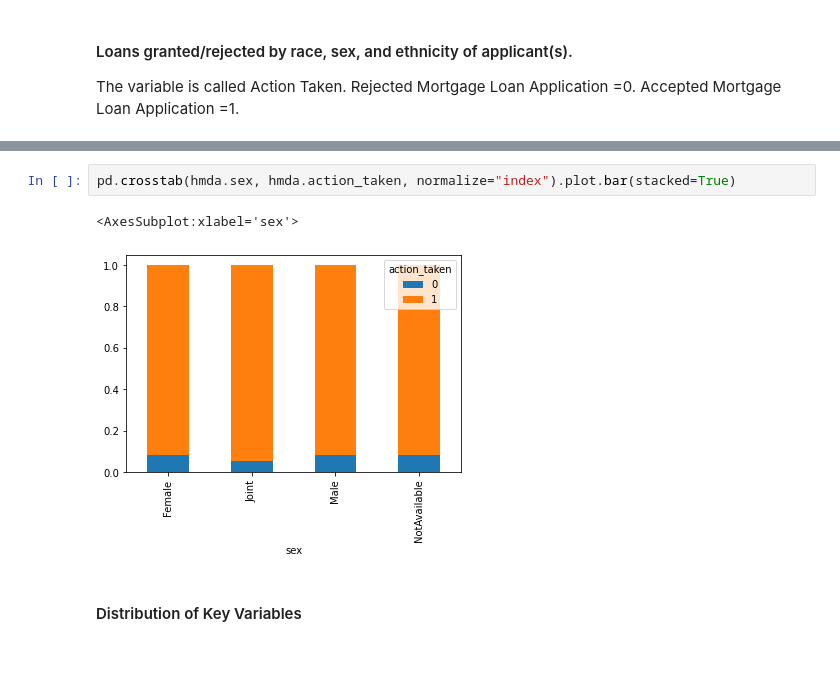
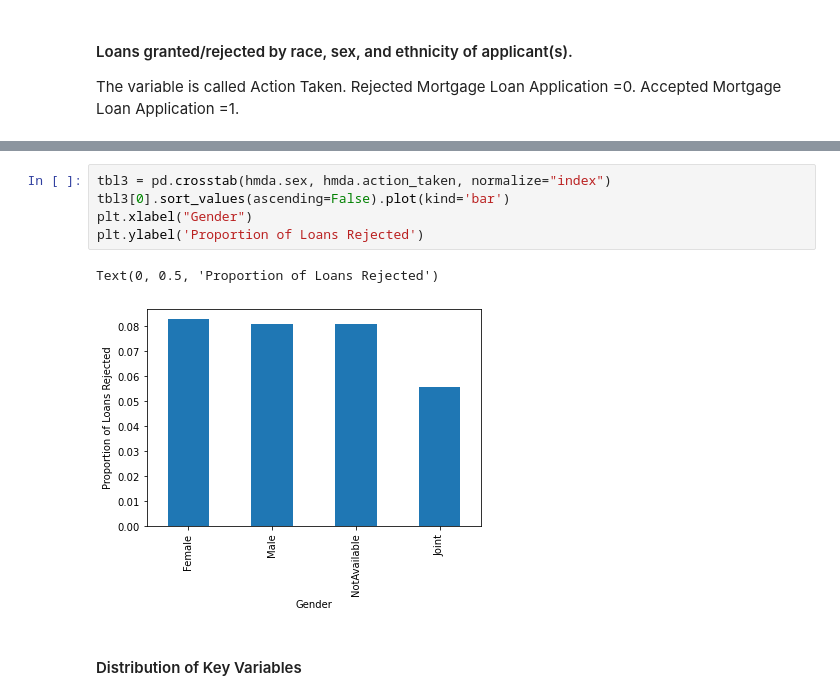
Before and after one commit to meshry/binder-framework, a Jupyter notebook: Meshry_Capstone.ipynb, the cells around one changed output, grey strips where cells are left out. Drawn from its saved outputs; the diff is of its cells as text; blank space fills up the shorter version.

```diff
--- a/Meshry_Capstone.ipynb
+++ b/Meshry_Capstone.ipynb
@@ -100,8 +95,11 @@ pd.crosstab(hmda.ethnicity, hmda.action_taken, normalize="index").plot.bar(stack
 # %%
-pd.crosstab(hmda.sex, hmda.action_taken, normalize="index").plot.bar(stacked=True)
+tbl3 = pd.crosstab(hmda.sex, hmda.action_taken, normalize="index")
+tbl3[0].sort_values(ascending=False).plot(kind='bar')
+plt.xlabel("Gender")
+plt.ylabel('Proportion of Loans Rejected')
 # %% [output]
-<AxesSubplot:xlabel='sex'>
+Text(0, 0.5, 'Proportion of Loans Rejected')
-[figure, old version]
+[figure, new version]
 # %% [markdown]
 #### Distribution of Key Variables
 # %%
```
Also changed, not shown: parts of 4 cells of this notebook.
